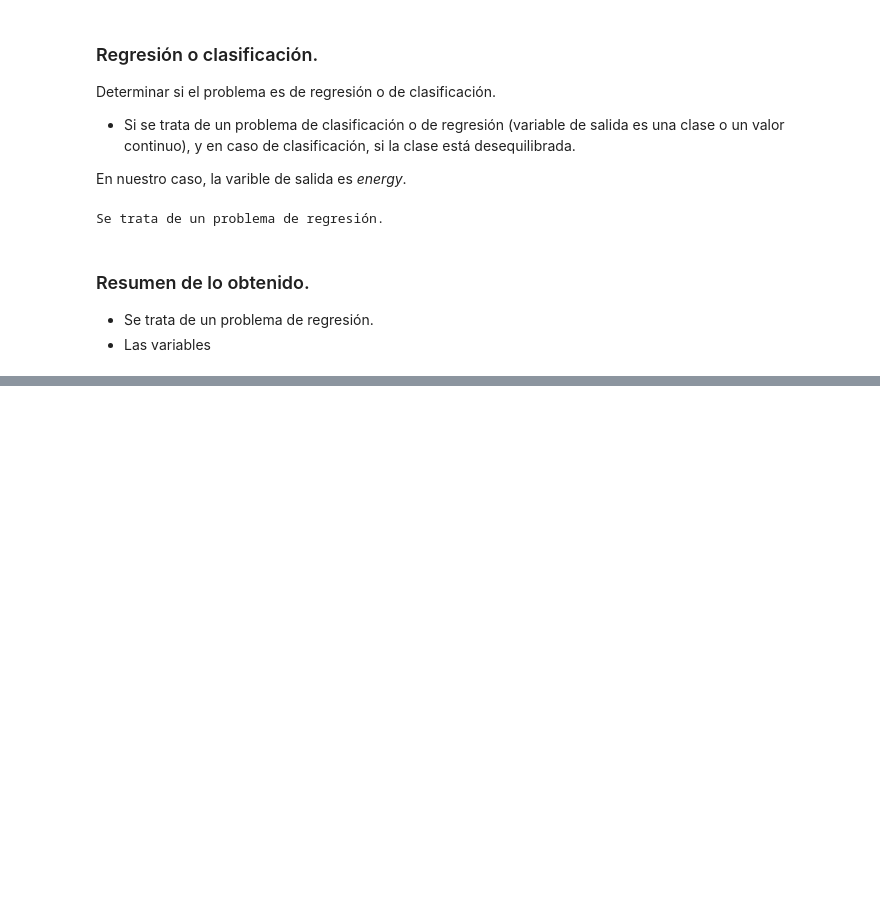
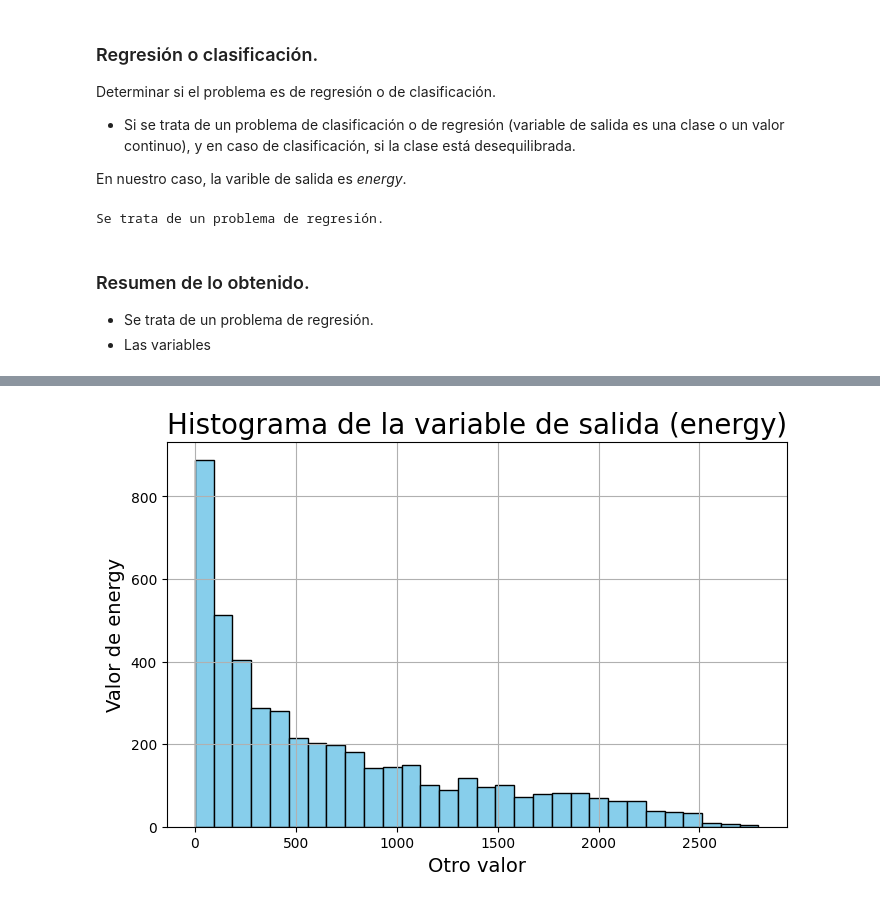
Before and after one commit to celiiaaa/Energy_Prediction_System, a Jupyter notebook: main.ipynb, the cells around one changed output, grey strips where cells are left out. Saved outputs shown, nothing was run; the diff lists cells and outputs as text; code cells hidden in the pictures; blank space fills up the shorter version.

```diff
--- a/main.ipynb
+++ b/main.ipynb
@@ -203,6 +206,8 @@ else:
     print("No se ha encontrado la variable de salida.")
 # %% [output]
 Se trata de un problema de regresión.
+# %%
+y_df = wind_ava['energy']
 # %% [markdown]
 ### Resumen de lo obtenido.
 
@@ -220,0 +242,11 @@ X = sotavento.data[sotavento.feature_names]
+# %%
+# Dibujamos cómo se distribuye la variable de salida
+plt.figure(figsize=(8, 5))
+plt.hist(y_df, bins=30, color='skyblue', edgecolor='black')
+plt.title('Histograma de la variable de salida (energy)', size=20)
+plt.xlabel('Otro valor', size=14)
+plt.ylabel('Valor de energy', size=14)
+plt.grid(True)
+plt.show()
+# %% [output]
+[figure, added]
```
Also changed, not shown: parts of 20 cells of this notebook, 1 other file.
